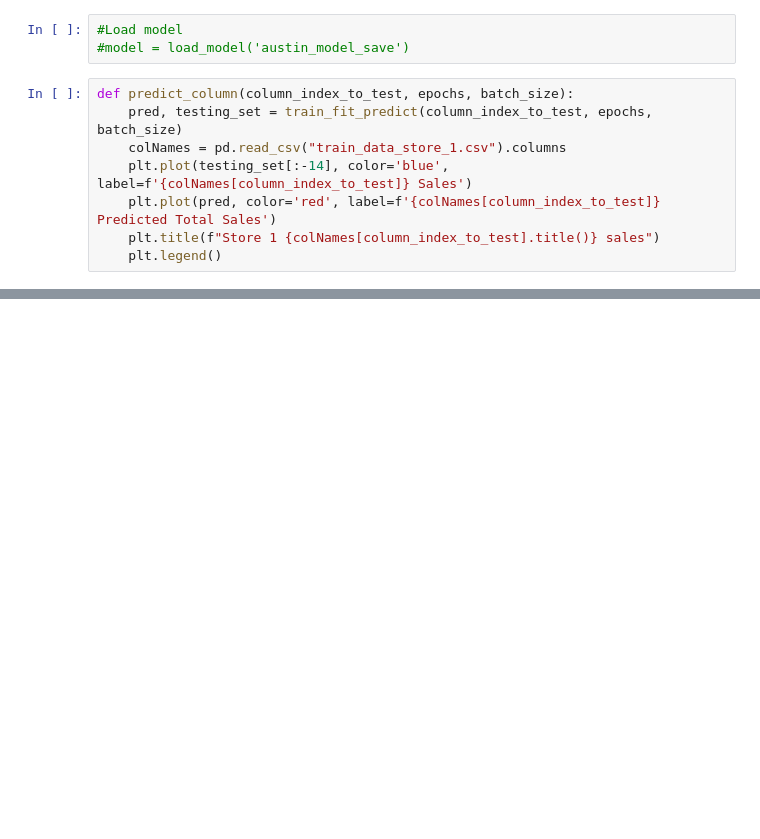
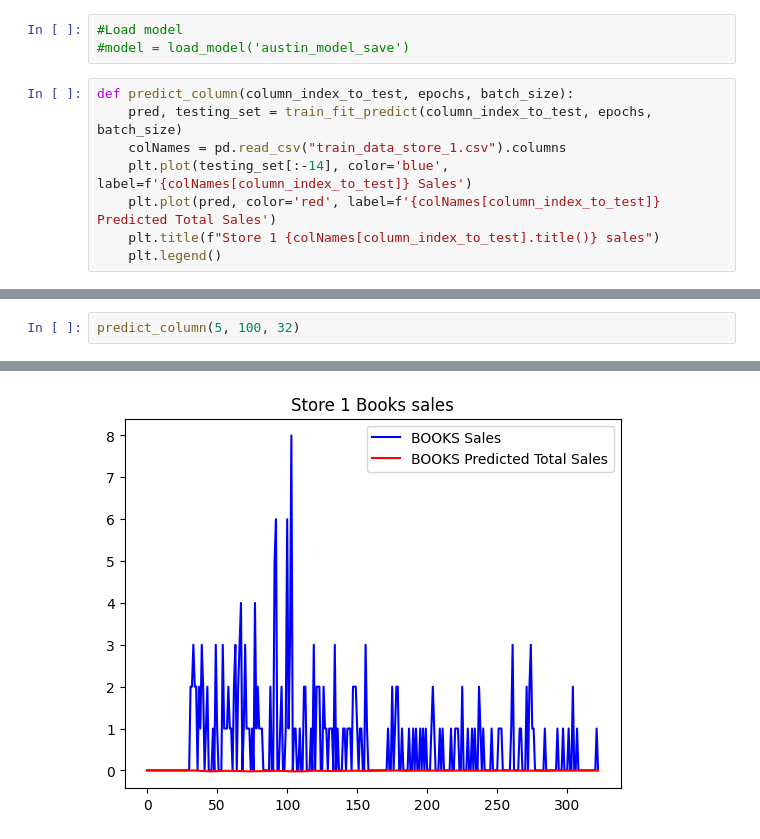
Before and after one commit to DylanDBurke26/CSE404-Group11, a Jupyter notebook: austin_model.ipynb, the cells around one changed output, grey strips where cells are left out. Saved outputs shown, nothing was run; the diff lists cells and outputs as text; blank space fills up the shorter version.

Commit message:
Added more predictions

```diff
--- a/austin_model.ipynb
+++ b/austin_model.ipynb
@@ -176,0 +177,3 @@ Epoch 100/100
+# %%
+predict_column(5, 100, 32)
+# %% [output]
@@ -176,0 +197 @@ Epoch 100/100
+[figure, added]
```
Also changed, not shown: parts of 35 cells of this notebook.
